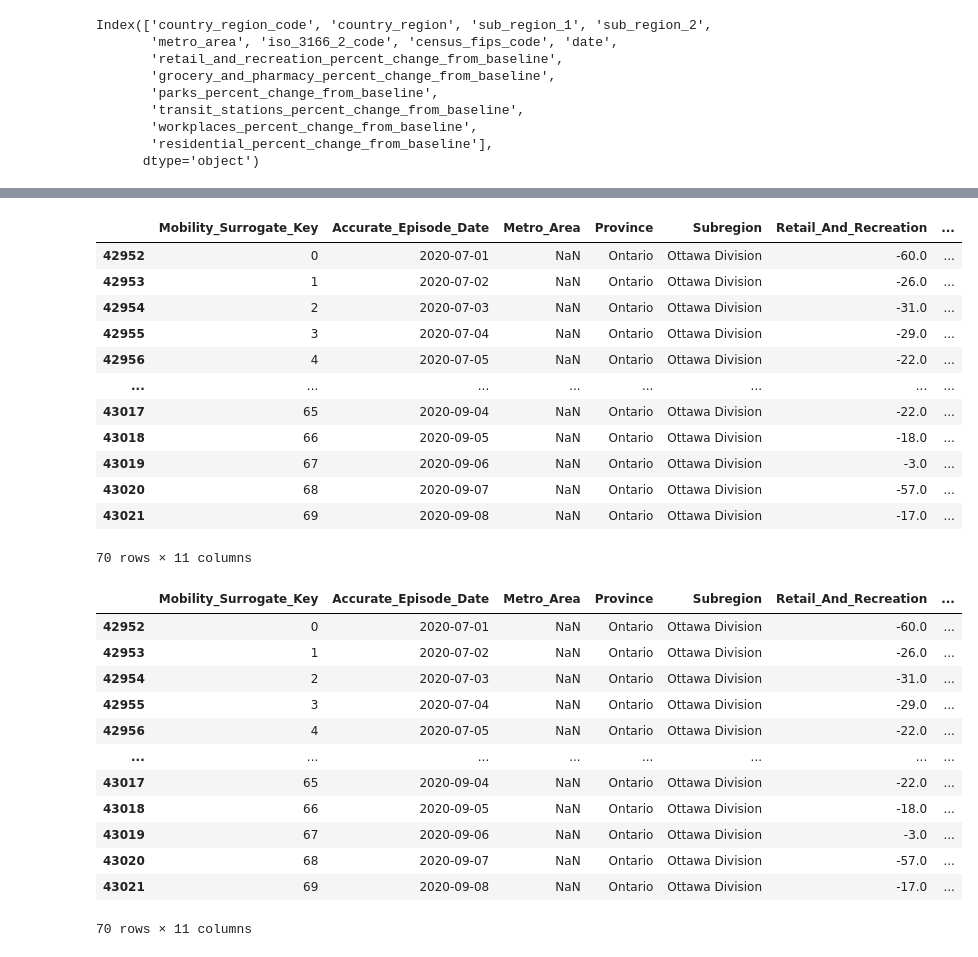
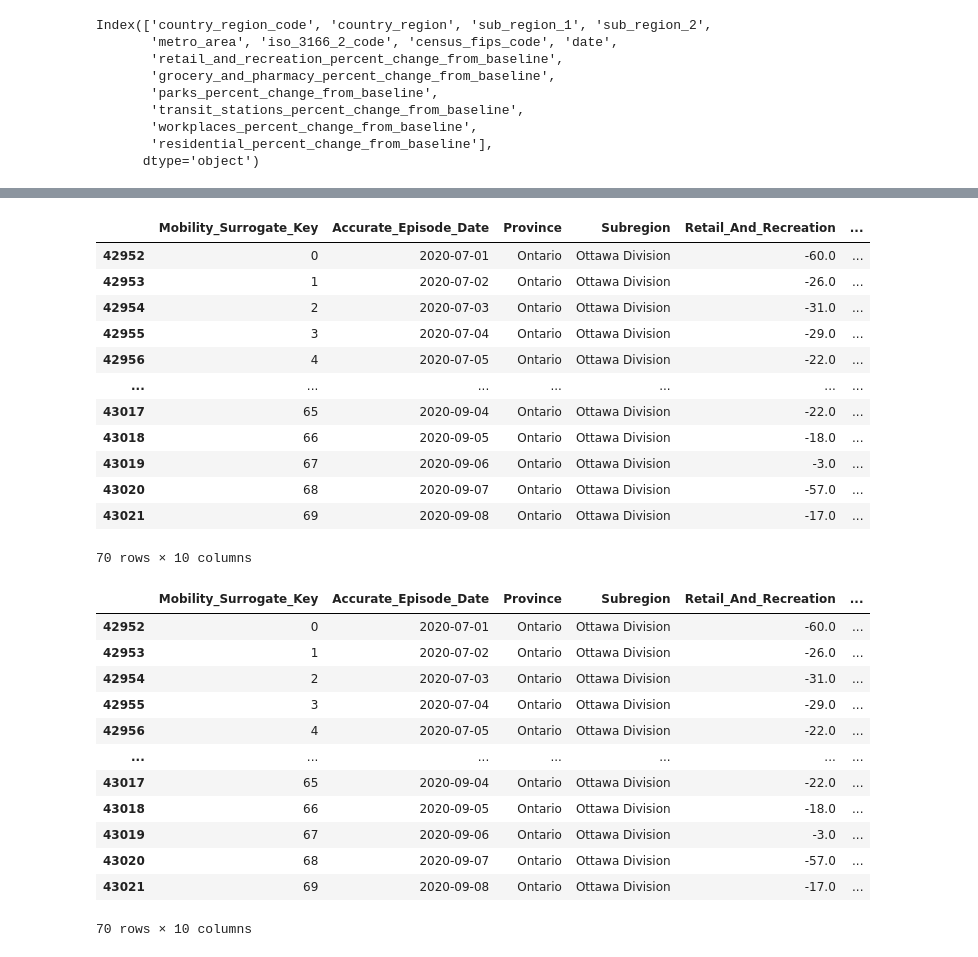
Before and after one commit to vekshan/Covid-19-Tracking-and-Lifestyle-Trends, a Jupyter notebook: preprocess_mobility.ipynb, the cells around one changed output, grey strips where cells are left out. Cells and saved outputs as stored; diff of their text form; code cells hidden in the pictures.

Commit message:
remove metro area column in mobility table and removes some fill.na lines

```diff
--- a/preprocess_mobility.ipynb
+++ b/preprocess_mobility.ipynb
@@ -35,7 +35,7 @@ Index(['country_region_code', 'country_region', 'sub_region_1', 'sub_region_2',
        'residential_percent_change_from_baseline'],
       dtype='object')
 # %%
-Mobility_dimension = cases[['date', 'metro_area', 'sub_region_1', 'sub_region_2','retail_and_recreation_percent_change_from_baseline', 'grocery_and_pharmacy_percent_change_from_baseline', 'parks_percent_change_from_baseline', 'transit_stations_percent_change_from_baseline', 'workplaces_percent_change_from_baseline', 'residential_percent_change_from_baseline']].copy()
-Mobility_dimension.columns = ['Accurate_Episode_Date', 'Metro_Area', 'Province', 'Subregion', 'Retail_And_Recreation', 'Grocery_And_Pharmacy', 'Parks', 'Transit_Stations', 'Workplaces', 'Residential']
+Mobility_dimension = cases[['date', 'sub_region_1', 'sub_region_2','retail_and_recreation_percent_change_from_baseline', 'grocery_and_pharmacy_percent_change_from_baseline', 'parks_percent_change_from_baseline', 'transit_stations_percent_change_from_baseline', 'workplaces_percent_change_from_baseline', 'residential_percent_change_from_baseline']].copy()
+Mobility_dimension.columns = ['Accurate_Episode_Date', 'Province', 'Subregion', 'Retail_And_Recreation', 'Grocery_And_Pharmacy', 'Parks', 'Transit_Stations', 'Workplaces', 'Residential']
 Mobility_dimension.head(1000)
 # %% [output]
@@ -56,41 +56,37 @@ Mobility_dimension.head(1000)
 Mobility_dimension.insert(0, "Mobility_Surrogate_Key",  np.arange(len(Mobility_dimension)))
 Mobility_dimension.head(70)
 # %% [output]
-|  | Mobility_Surrogate_Key | Accurate_Episode_Date | Metro_Area | Province | Subregion | Retail_And_Recreation | ... |
-| 42952 | 0 | 2020-07-01 | NaN | Ontario | Ottawa Division | -60.0 | ... |
-| 42953 | 1 | 2020-07-02 | NaN | Ontario | Ottawa Division | -26.0 | ... |
-| 42954 | 2 | 2020-07-03 | NaN | Ontario | Ottawa Division | -31.0 | ... |
-| 42955 | 3 | 2020-07-04 | NaN | Ontario | Ottawa Division | -29.0 | ... |
-| 42956 | 4 | 2020-07-05 | NaN | Ontario | Ottawa Division | -22.0 | ... |
-| ... | ... | ... | ... | ... | ... | ... | ... |
-| 43017 | 65 | 2020-09-04 | NaN | Ontario | Ottawa Division | -22.0 | ... |
-| 43018 | 66 | 2020-09-05 | NaN | Ontario | Ottawa Division | -18.0 | ... |
-| 43019 | 67 | 2020-09-06 | NaN | Ontario | Ottawa Division | -3.0 | ... |
-| 43020 | 68 | 2020-09-07 | NaN | Ontario | Ottawa Division | -57.0 | ... |
-| 43021 | 69 | 2020-09-08 | NaN | Ontario | Ottawa Division | -17.0 | ... |
+|  | Mobility_Surrogate_Key | Accurate_Episode_Date | Province | Subregion | Retail_And_Recreation | ... |
+| 42952 | 0 | 2020-07-01 | Ontario | Ottawa Division | -60.0 | ... |
+| 42953 | 1 | 2020-07-02 | Ontario | Ottawa Division | -26.0 | ... |
+| 42954 | 2 | 2020-07-03 | Ontario | Ottawa Division | -31.0 | ... |
+| 42955 | 3 | 2020-07-04 | Ontario | Ottawa Division | -29.0 | ... |
+| 42956 | 4 | 2020-07-05 | Ontario | Ottawa Division | -22.0 | ... |
+| ... | ... | ... | ... | ... | ... | ... |
+| 43017 | 65 | 2020-09-04 | Ontario | Ottawa Division | -22.0 | ... |
+| 43018 | 66 | 2020-09-05 | Ontario | Ottawa Division | -18.0 | ... |
+| 43019 | 67 | 2020-09-06 | Ontario | Ottawa Division | -3.0 | ... |
+| 43020 | 68 | 2020-09-07 | Ontario | Ottawa Division | -57.0 | ... |
+| 43021 | 69 | 2020-09-08 | Ontario | Ottawa Division | -17.0 | ... |
-70 rows × 11 columns
+70 rows × 10 columns
 # %%
-Mobility_dimension['Retail_And_Recreation'].fillna(Mobility_dimension['Retail_And_Recreation'].mode()[0], inplace=True)
-Mobility_dimension['Grocery_And_Pharmacy'].fillna(Mobility_dimension['Grocery_And_Pharmacy'].mode()[0], inplace=True)
 Mobility_dimension['Parks'].fillna(Mobility_dimension['Parks'].mode()[0], inplace=True)
 Mobility_dimension['Transit_Stations'].fillna(Mobility_dimension['Transit_Stations'].mode()[0], inplace=True)
-Mobility_dimension['Workplaces'].fillna(Mobility_dimension['Workplaces'].mode()[0], inplace=True)
-Mobility_dimension['Residential'].fillna(Mobility_dimension['Residential'].mode()[0], inplace=True)
 Mobility_dimension.head(70)
 # %% [output]
-|  | Mobility_Surrogate_Key | Accurate_Episode_Date | Metro_Area | Province | Subregion | Retail_And_Recreation | ... |
-| 42952 | 0 | 2020-07-01 | NaN | Ontario | Ottawa Division | -60.0 | ... |
-| 42953 | 1 | 2020-07-02 | NaN | Ontario | Ottawa Division | -26.0 | ... |
-| 42954 | 2 | 2020-07-03 | NaN | Ontario | Ottawa Division | -31.0 | ... |
-| 42955 | 3 | 2020-07-04 | NaN | Ontario | Ottawa Division | -29.0 | ... |
-| 42956 | 4 | 2020-07-05 | NaN | Ontario | Ottawa Division | -22.0 | ... |
-| ... | ... | ... | ... | ... | ... | ... | ... |
-| 43017 | 65 | 2020-09-04 | NaN | Ontario | Ottawa Division | -22.0 | ... |
-| 43018 | 66 | 2020-09-05 | NaN | Ontario | Ottawa Division | -18.0 | ... |
-| 43019 | 67 | 2020-09-06 | NaN | Ontario | Ottawa Division | -3.0 | ... |
-| 43020 | 68 | 2020-09-07 | NaN | Ontario | Ottawa Division | -57.0 | ... |
-| 43021 | 69 | 2020-09-08 | NaN | Ontario | Ottawa Division | -17.0 | ... |
+|  | Mobility_Surrogate_Key | Accurate_Episode_Date | Province | Subregion | Retail_And_Recreation | ... |
+| 42952 | 0 | 2020-07-01 | Ontario | Ottawa Division | -60.0 | ... |
+| 42953 | 1 | 2020-07-02 | Ontario | Ottawa Division | -26.0 | ... |
+| 42954 | 2 | 2020-07-03 | Ontario | Ottawa Division | -31.0 | ... |
+| 42955 | 3 | 2020-07-04 | Ontario | Ottawa Division | -29.0 | ... |
+| 42956 | 4 | 2020-07-05 | Ontario | Ottawa Division | -22.0 | ... |
+| ... | ... | ... | ... | ... | ... | ... |
+| 43017 | 65 | 2020-09-04 | Ontario | Ottawa Division | -22.0 | ... |
+| 43018 | 66 | 2020-09-05 | Ontario | Ottawa Division | -18.0 | ... |
+| 43019 | 67 | 2020-09-06 | Ontario | Ottawa Division | -3.0 | ... |
+| 43020 | 68 | 2020-09-07 | Ontario | Ottawa Division | -57.0 | ... |
+| 43021 | 69 | 2020-09-08 | Ontario | Ottawa Division | -17.0 | ... |
-70 rows × 11 columns
+70 rows × 10 columns
 # %%
 Mobility_dimension.to_csv('Mobility_Dimension_With_Date.csv',index = False, header=True)
 # %%
```
Also changed, not shown: parts of 2 cells of this notebook, 2 other files.
